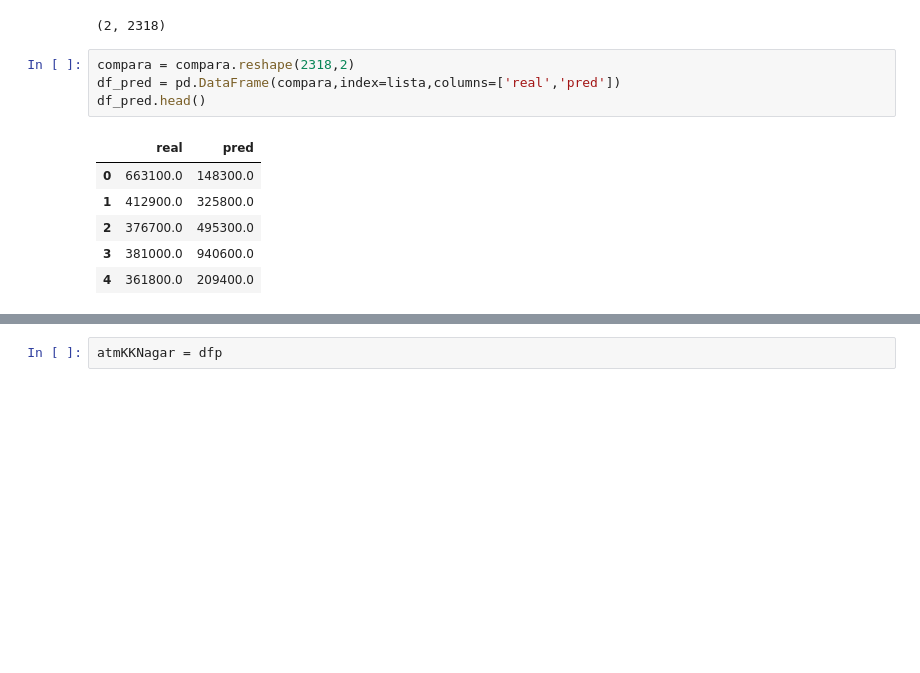
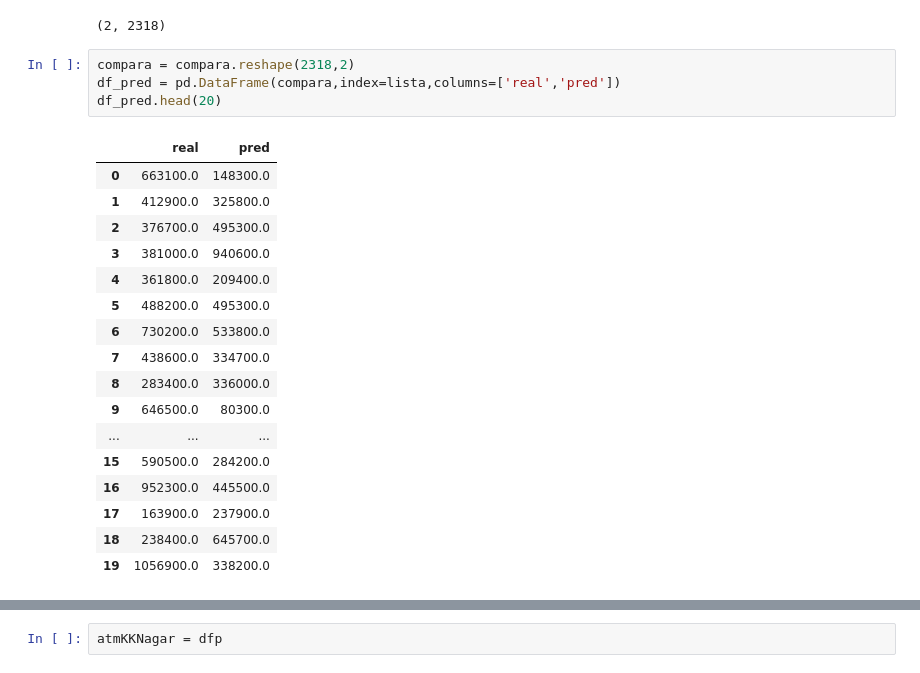
Before and after one commit to vieirapp/Data-Science, a Jupyter notebook: Projeto_Artigo_Previsão_Reabastecimento_ATMs_Perceptron_MultLayer.ipynb, the cells around one changed output, grey strips where cells are left out. Cells and saved outputs as stored; diff of their text form; blank space fills up the shorter version.

```diff
--- a/Projeto_Artigo_Previsão_Reabastecimento_ATMs_Perceptron_MultLayer.ipynb
+++ b/Projeto_Artigo_Previsão_Reabastecimento_ATMs_Perceptron_MultLayer.ipynb
@@ -370,14 +370,25 @@ compara = np.array(compara)
 # %%
 compara = compara.reshape(2318,2)
 df_pred = pd.DataFrame(compara,index=lista,columns=['real','pred'])
-df_pred.head()
+df_pred.head(20)
 # %% [output]
 |  | real | pred |
 | 0 | 663100.0 | 148300.0 |
 | 1 | 412900.0 | 325800.0 |
 | 2 | 376700.0 | 495300.0 |
 | 3 | 381000.0 | 940600.0 |
 | 4 | 361800.0 | 209400.0 |
+| 5 | 488200.0 | 495300.0 |
+| 6 | 730200.0 | 533800.0 |
+| 7 | 438600.0 | 334700.0 |
+| 8 | 283400.0 | 336000.0 |
+| 9 | 646500.0 | 80300.0 |
+| ... | ... | ... |
+| 15 | 590500.0 | 284200.0 |
+| 16 | 952300.0 | 445500.0 |
+| 17 | 163900.0 | 237900.0 |
+| 18 | 238400.0 | 645700.0 |
+| 19 | 1056900.0 | 338200.0 |
 # %%
 # Plot dos valores reais contra predições
 plt.figure()
```
Also changed, not shown: parts of 5 cells of this notebook.
